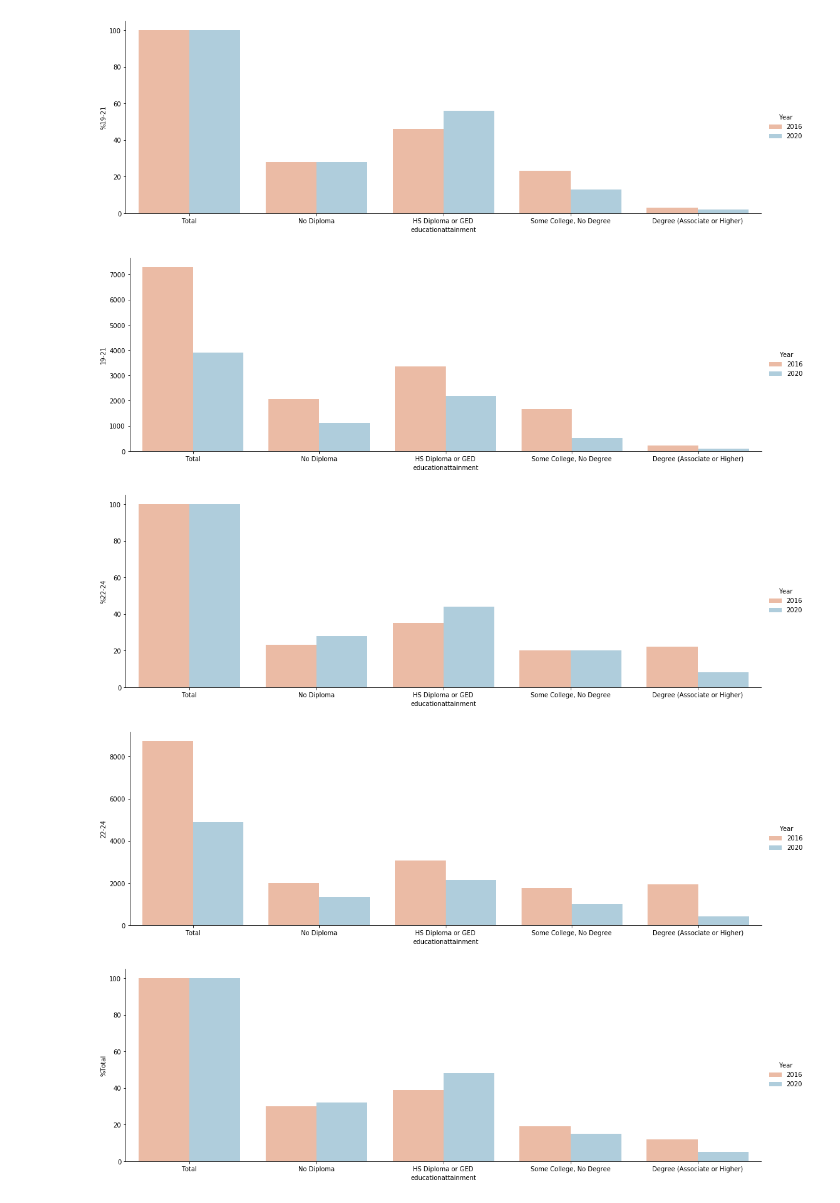
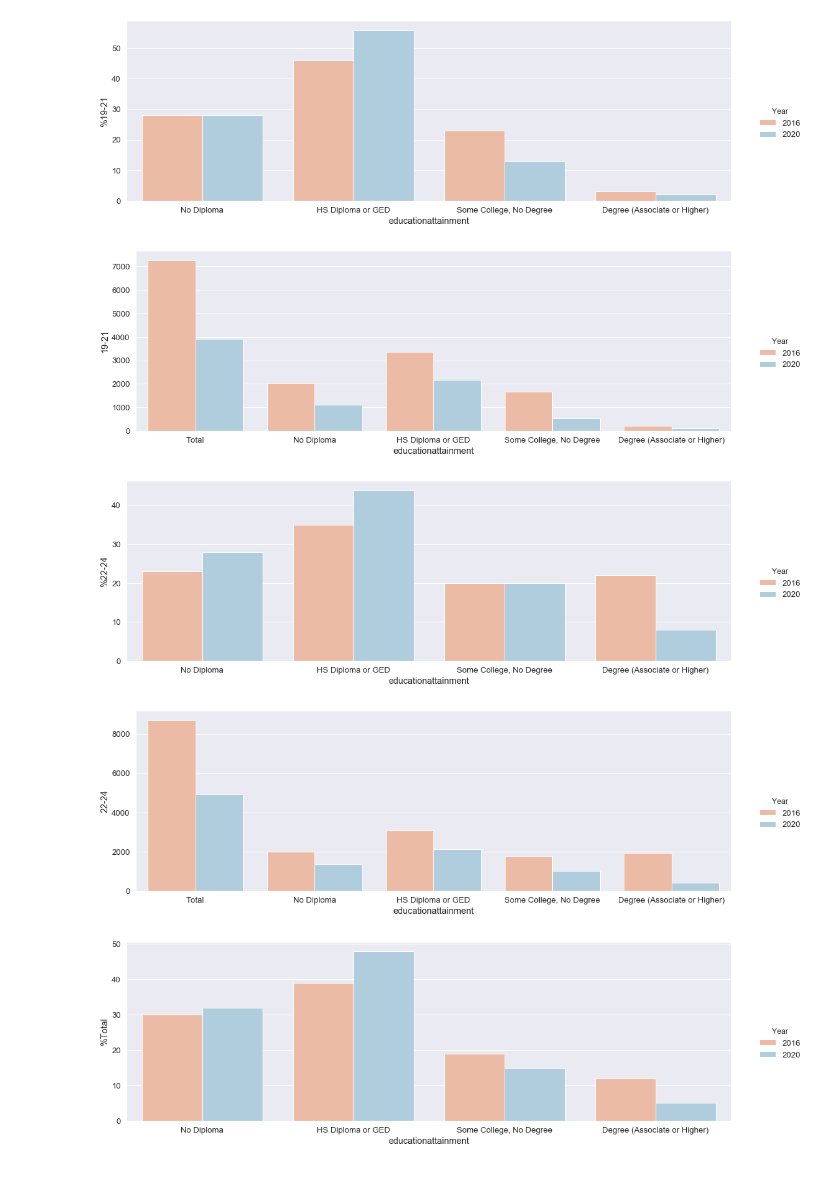
Before and after one commit to hmdev649/dsc-mod-1-project-seattle-ds, a Jupyter notebook: notebooks/exploratory/Visualization.ipynb, the cells around one changed output. Saved outputs shown, nothing was run; the diff lists cells and outputs as text; code cells hidden in the pictures.

```diff
--- a/notebooks/exploratory/Visualization.ipynb
+++ b/notebooks/exploratory/Visualization.ipynb
@@ -23,11 +23,13 @@ def create_bar(data):
     for i, c in enumerate(data):
         if 0<i<9:
             if i%2 ==1:
-                data_bar=data.loc[c_1620['index'] !='total', ['index', c, 'Year']]
+                data_bar=data.loc[data['index'] != 'total youth', ['index', c, 'Year']]
             else:
                 data_bar=data.loc[:, ['index', c, 'Year']]
-            bar =sns.catplot(x='index', y=c, hue='Year', data=data_bar, kind='bar', aspect=3)
-
+            bar =sns.catplot(x='index', y=c, hue='Year', data=data_bar, kind='bar', height=6, aspect=3)
+            bar.set_titles('Youth Type by Age')
+            bar.set_xlabels('Youth Type')
+            sns.set(font_scale=1.5)
     return bar
 create_bar(c_1620)
 # %% [output]
@@ -49,11 +51,13 @@ def create_bar(data):
     for i, c in enumerate(data):
         if 0<i<9:
             if i%2==1:
-                data_bar=data.loc[oy_1620['educationattainment'] !='total', ['educationattainment', c, 'Year']]
+                data_bar=data.loc[oy_1620['educationattainment'] !='Total', ['educationattainment', c, 'Year']]
             else:
                 data_bar=data.loc[:, ['educationattainment', c, 'Year']]
-            bar =sns.catplot(x='educationattainment', y=c, hue='Year', data=data_bar, kind='bar', aspect=3, ci=None, palette='RdBu')
-            bar.set_titles({'educationattainment': c})
+            bar =sns.catplot(x='educationattainment', y=c, hue='Year', data=data_bar,
+                             kind='bar', aspect=3, ci=None, palette= 'RdBu', margin_titles=c)
+            bar.set_titles(c)
+            sns.set(font_scale=1.2)
 
 
     return bar
@@ -65,5 +69,5 @@ create_bar(oy_1620)
-[figure, old version]
+[figure, new version]
-[figure, old version]
+[figure, new version]
-[figure, old version]
+[figure, new version]
-[figure, old version]
+[figure, new version]
-[figure, old version]
+[figure, new version]
```
Also changed, not shown: parts of 9 cells of this notebook, 6 other files.
